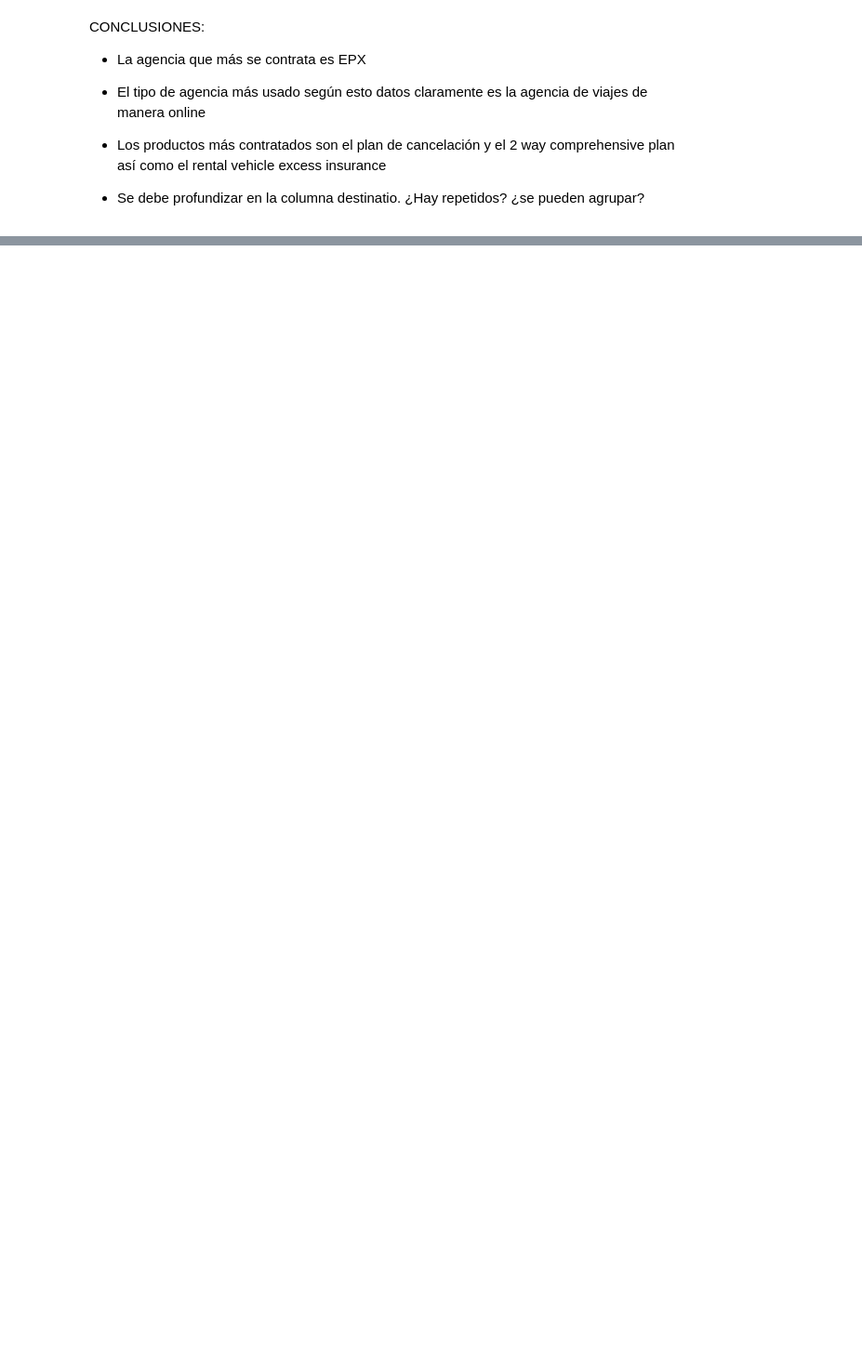
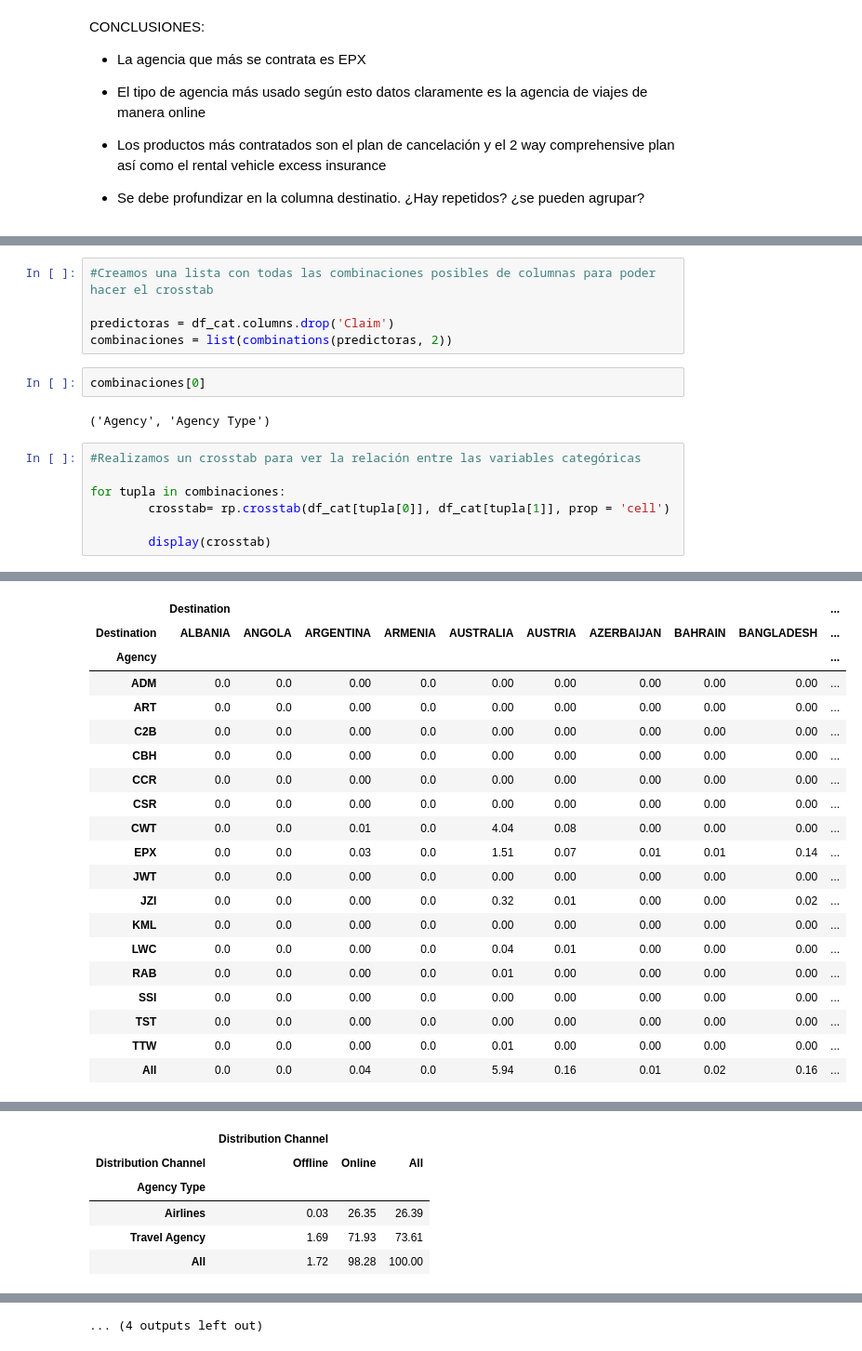
Before and after one commit to NataliaBarquin/Adalab_Pair_programming_5_machine_learning, a Jupyter notebook: Pair_RLO1_EDA.ipynb, the cells around one changed output, grey strips where cells are left out. Shown at 93% size. Saved outputs shown, nothing was run; the diff lists cells and outputs as text; blank space fills up the shorter version.

```diff
--- a/Pair_RLO1_EDA.ipynb
+++ b/Pair_RLO1_EDA.ipynb
@@ -412,0 +463,17 @@ CONCLUSIONES:
+# %%
+#Creamos una lista con todas las combinaciones posibles de columnas para poder hacer el crosstab
+
+predictoras = df_cat.columns.drop('Claim')
+combinaciones = list(combinations(predictoras, 2))
+# %%
+combinaciones[0]
+# %% [output]
+('Agency', 'Agency Type')
+# %%
+#Realizamos un crosstab para ver la relación entre las variables categóricas
+
+for tupla in combinaciones:
+        crosstab= rp.crosstab(df_cat[tupla[0]], df_cat[tupla[1]], prop = 'cell')
+
+        display(crosstab)
+# %% [output]
@@ -412,0 +540,20 @@ CONCLUSIONES:
+|  | Destination |  |  |  |  |  |  |  |  | ... |
+| Destination | ALBANIA | ANGOLA | ARGENTINA | ARMENIA | AUSTRALIA | AUSTRIA | AZERBAIJAN | BAHRAIN | BANGLADESH | ... |
+| Agency |  |  |  |  |  |  |  |  |  | ... |
+| ADM | 0.0 | 0.0 | 0.00 | 0.0 | 0.00 | 0.00 | 0.00 | 0.00 | 0.00 | ... |
+| ART | 0.0 | 0.0 | 0.00 | 0.0 | 0.00 | 0.00 | 0.00 | 0.00 | 0.00 | ... |
+| C2B | 0.0 | 0.0 | 0.00 | 0.0 | 0.00 | 0.00 | 0.00 | 0.00 | 0.00 | ... |
+| CBH | 0.0 | 0.0 | 0.00 | 0.0 | 0.00 | 0.00 | 0.00 | 0.00 | 0.00 | ... |
+| CCR | 0.0 | 0.0 | 0.00 | 0.0 | 0.00 | 0.00 | 0.00 | 0.00 | 0.00 | ... |
+| CSR | 0.0 | 0.0 | 0.00 | 0.0 | 0.00 | 0.00 | 0.00 | 0.00 | 0.00 | ... |
+| CWT | 0.0 | 0.0 | 0.01 | 0.0 | 4.04 | 0.08 | 0.00 | 0.00 | 0.00 | ... |
+| EPX | 0.0 | 0.0 | 0.03 | 0.0 | 1.51 | 0.07 | 0.01 | 0.01 | 0.14 | ... |
+| JWT | 0.0 | 0.0 | 0.00 | 0.0 | 0.00 | 0.00 | 0.00 | 0.00 | 0.00 | ... |
+| JZI | 0.0 | 0.0 | 0.00 | 0.0 | 0.32 | 0.01 | 0.00 | 0.00 | 0.02 | ... |
+| KML | 0.0 | 0.0 | 0.00 | 0.0 | 0.00 | 0.00 | 0.00 | 0.00 | 0.00 | ... |
+| LWC | 0.0 | 0.0 | 0.00 | 0.0 | 0.04 | 0.01 | 0.00 | 0.00 | 0.00 | ... |
+| RAB | 0.0 | 0.0 | 0.00 | 0.0 | 0.01 | 0.00 | 0.00 | 0.00 | 0.00 | ... |
+| SSI | 0.0 | 0.0 | 0.00 | 0.0 | 0.00 | 0.00 | 0.00 | 0.00 | 0.00 | ... |
+| TST | 0.0 | 0.0 | 0.00 | 0.0 | 0.00 | 0.00 | 0.00 | 0.00 | 0.00 | ... |
+| TTW | 0.0 | 0.0 | 0.00 | 0.0 | 0.01 | 0.00 | 0.00 | 0.00 | 0.00 | ... |
+| All | 0.0 | 0.0 | 0.04 | 0.0 | 5.94 | 0.16 | 0.01 | 0.02 | 0.16 | ... |
@@ -412,0 +580,6 @@ CONCLUSIONES:
+|  | Distribution Channel |  |  |
+| Distribution Channel | Offline | Online | All |
+| Agency Type |  |  |  |
+| Airlines | 0.03 | 26.35 | 26.39 |
+| Travel Agency | 1.69 | 71.93 | 73.61 |
+| All | 1.72 | 98.28 | 100.00 |
@@ -412,0 +622 @@ CONCLUSIONES:
+... (4 outputs left out)
```
Also changed, not shown: parts of 25 cells of this notebook, 5 other files.
